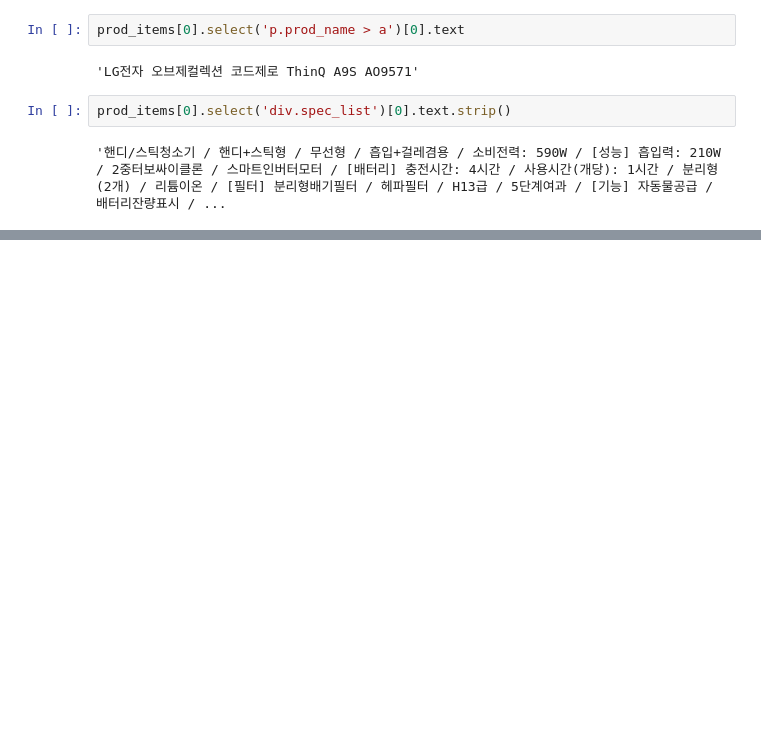
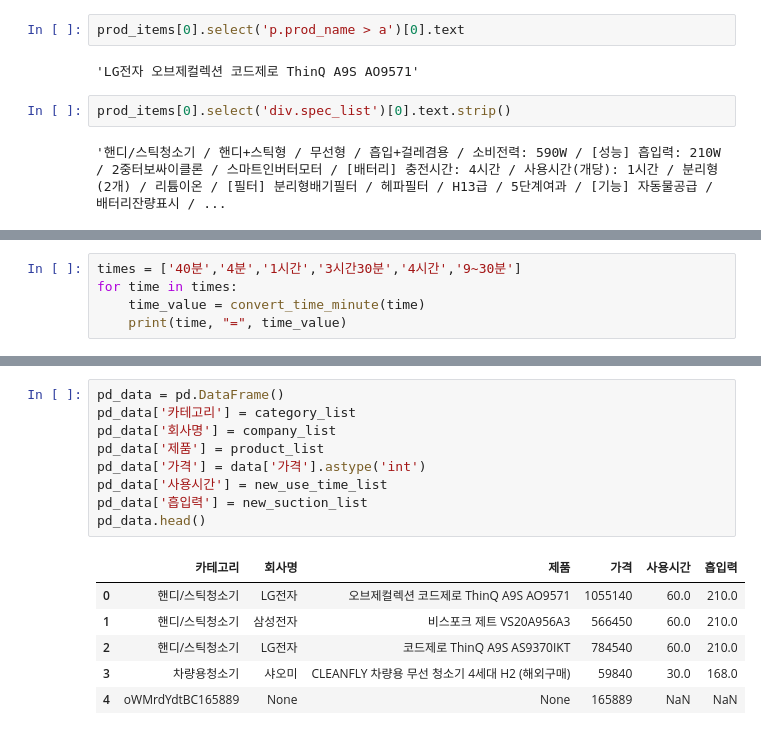
Before and after one commit to Hongbi-Kim/DataAnalysis, a Jupyter notebook: 데이터분석_실무파이썬_강아지/7-1. 무선청소기.ipynb, the cells around one changed output, grey strips where cells are left out. Cells and saved outputs as stored; diff of their text form; blank space fills up the shorter version.

```diff
--- a/데이터분석_실무파이썬_강아지/7-1. 무선청소기.ipynb
+++ b/데이터분석_실무파이썬_강아지/7-1. 무선청소기.ipynb
@@ -75,0 +458,5 @@ prod_items[0].select('p.price_sect > a > strong')[0].text.strip().replace(',',''
+# %%
+times = ['40분','4분','1시간','3시간30분','4시간','9~30분']
+for time in times:
+    time_value = convert_time_minute(time)
+    print(time, "=", time_value)
@@ -75,0 +538,16 @@ prod_items[0].select('p.price_sect > a > strong')[0].text.strip().replace(',',''
+# %%
+pd_data = pd.DataFrame()
+pd_data['카테고리'] = category_list
+pd_data['회사명'] = company_list
+pd_data['제품'] = product_list
+pd_data['가격'] = data['가격'].astype('int')
+pd_data['사용시간'] = new_use_time_list
+pd_data['흡입력'] = new_suction_list
+pd_data.head()
+# %% [output]
+|  | 카테고리 | 회사명 | 제품 | 가격 | 사용시간 | 흡입력 |
+| 0 | 핸디/스틱청소기 | LG전자 | 오브제컬렉션 코드제로 ThinQ A9S AO9571 | 1055140 | 60.0 | 210.0 |
+| 1 | 핸디/스틱청소기 | 삼성전자 | 비스포크 제트 VS20A956A3 | 566450 | 60.0 | 210.0 |
+| 2 | 핸디/스틱청소기 | LG전자 | 코드제로 ThinQ A9S AS9370IKT | 784540 | 60.0 | 210.0 |
+| 3 | 차량용청소기 | 샤오미 | CLEANFLY 차량용 무선 청소기 4세대 H2 (해외구매) | 59840 | 30.0 | 168.0 |
+| 4 | oWMrdYdtBC165889 | None | None | 165889 | NaN | NaN |
```
Also changed, not shown: parts of 58 cells of this notebook, 2 other files.
